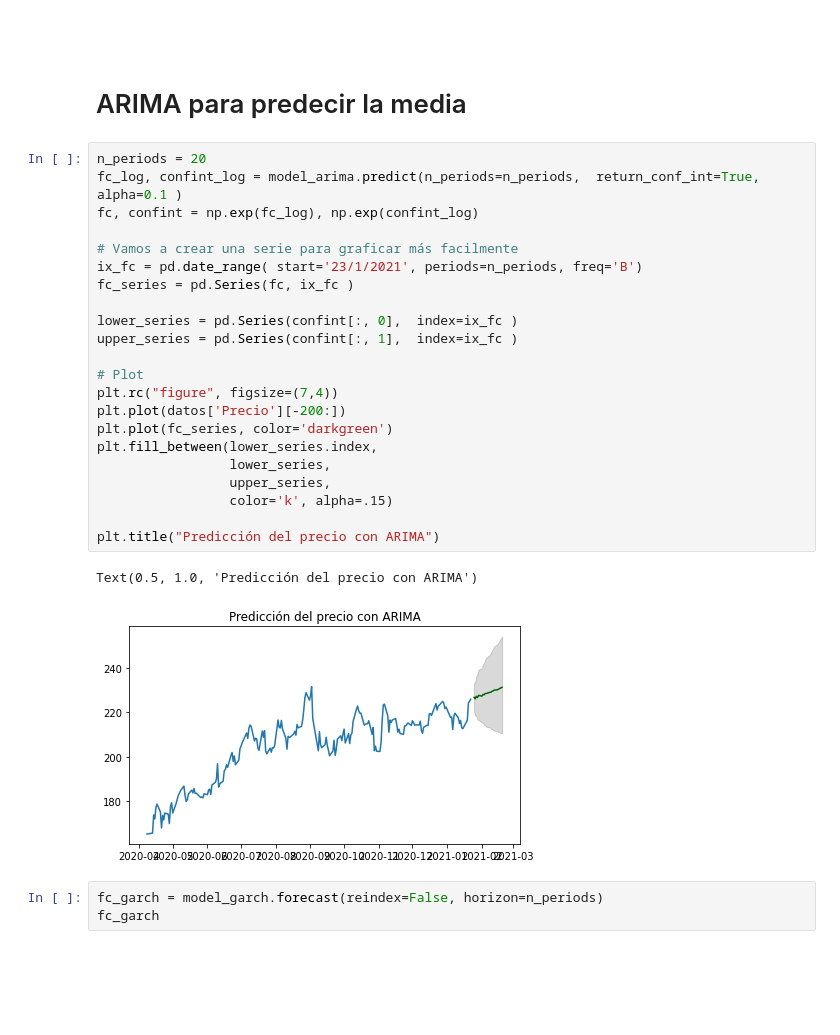
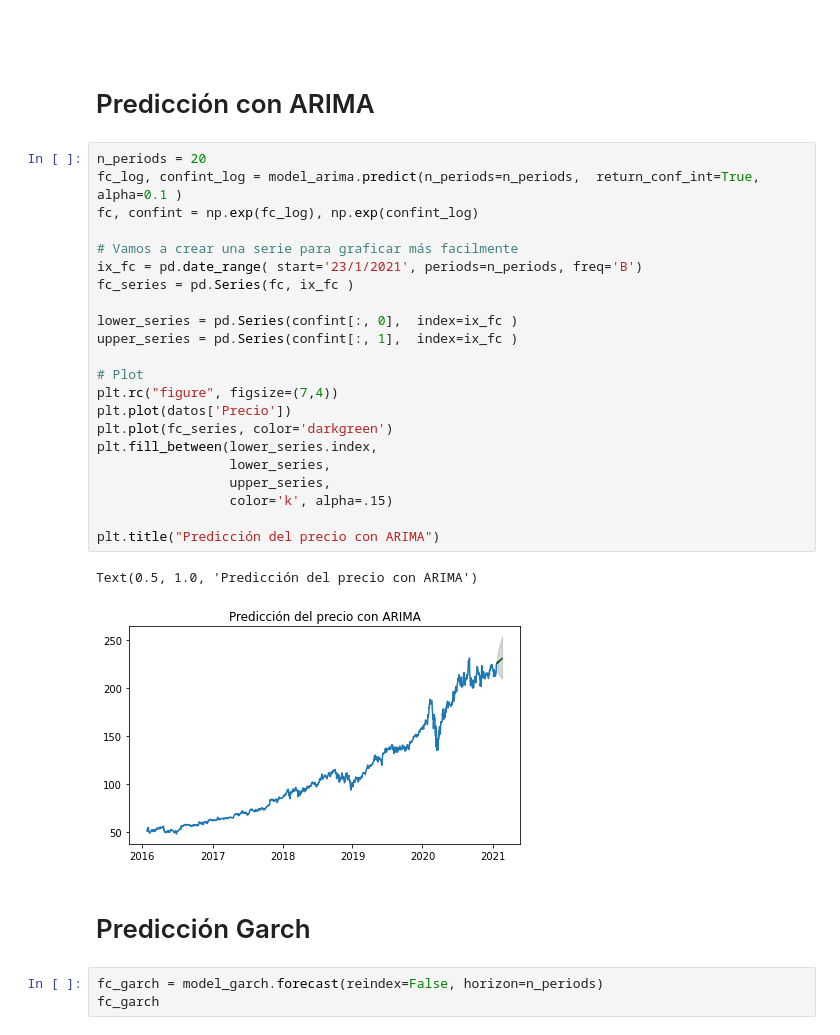
Before and after one commit to AnIsAsPe/Prediccion_de_Riesgo_python, a Jupyter notebook: notebooks/Predicción_de_riesgo.ipynb, the cells around one changed output. Cells and saved outputs as stored; diff of their text form; blank space fills up the shorter version.

```diff
--- a/notebooks/Predicción_de_riesgo.ipynb
+++ b/notebooks/Predicción_de_riesgo.ipynb
@@ -484,33 +484,35 @@ plt.show()
 [figure]
 # %% [markdown]
 #
-# %% [markdown]
-# ARIMA para predecir la media
+# %% [markdown]
+# Predicción con ARIMA
 # %%
 n_periods = 20
 fc_log, confint_log = model_arima.predict(n_periods=n_periods,  return_conf_int=True, alpha=0.1 )
 fc, confint = np.exp(fc_log), np.exp(confint_log)
 
 # Vamos a crear una serie para graficar más facilmente
 ix_fc = pd.date_range( start='23/1/2021', periods=n_periods, freq='B')
 fc_series = pd.Series(fc, ix_fc )
 
 lower_series = pd.Series(confint[:, 0],  index=ix_fc )
 upper_series = pd.Series(confint[:, 1],  index=ix_fc )
 
 # Plot
 plt.rc("figure", figsize=(7,4))
-plt.plot(datos['Precio'][-200:])
+plt.plot(datos['Precio'])
 plt.plot(fc_series, color='darkgreen')
 plt.fill_between(lower_series.index,
                  lower_series,
                  upper_series,
                  color='k', alpha=.15)
 
 plt.title("Predicción del precio con ARIMA")
 # %% [output]
 Text(0.5, 1.0, 'Predicción del precio con ARIMA')
-[figure, old version]
+[figure, new version]
+# %% [markdown]
+# Predicción Garch
 # %%
 fc_garch = model_garch.forecast(reindex=False, horizon=n_periods)
 fc_garch
```
Also changed, not shown: parts of 4 cells of this notebook.
